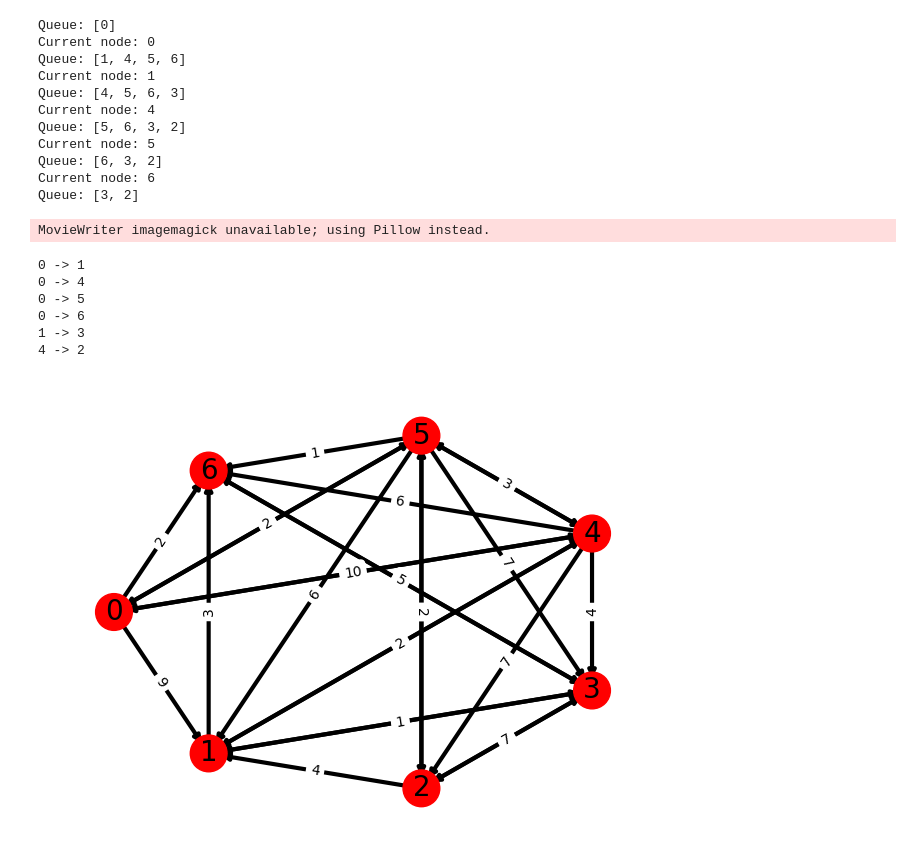
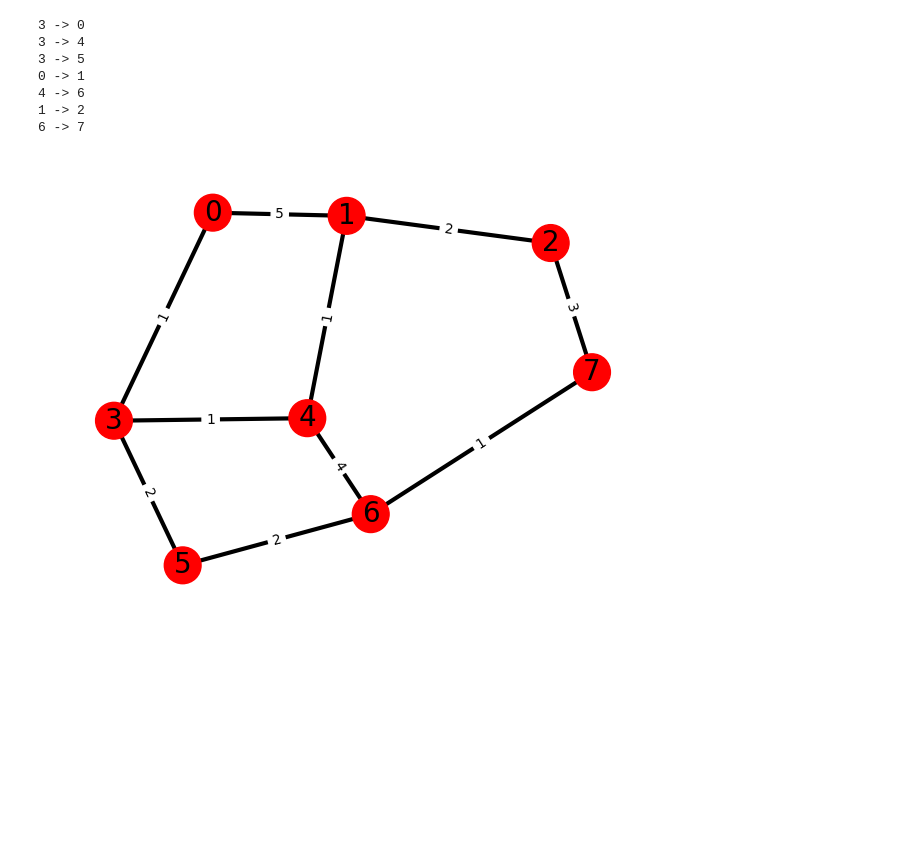
Before and after one commit to karolcieply/studia, a Jupyter notebook: SemestrVI/hmo/hmo_notebook.ipynb, the cells around one changed output. Drawn from its saved outputs; the diff is of its cells as text; code cells hidden in the pictures; blank space fills up the shorter version.

Commit message:
ADD: directed and undirected examples

```diff
--- a/SemestrVI/hmo/hmo_notebook.ipynb
+++ b/SemestrVI/hmo/hmo_notebook.ipynb
@@ -10,10 +10,11 @@ from math import inf
 from queue import PriorityQueue
 # %%
 GRAPH_SEED = 1
-DRAWING_SEED = 1
+DRAWING_SEED = 3
 DIRECTED_GRAPH = True
 GRAPH_SIZE = 7
 EDGE_PROBABILITY = 0.5
+PRINT_DEBUG = False
 # %%
 @dataclass
 class FunctionOutput:
@@ -25,20 +26,19 @@ class FunctionOutput:
 # %%
 class GraphFunctions:
     @staticmethod
-    def cost(g: nx.Graph, node1: int, node2: int) -> float:
-        return g.get_edge_data(node1,node2).get('weight')
+    def matrix_to_graph(matrix: List[List[int]], directed: bool) -> nx.Graph:
+        g = nx.Graph() if not directed else nx.DiGraph()
+        for node in range(len(matrix)):
+              g.add_node(node)
+        for i in range(len(matrix)):
+            for j in range(len(matrix)):
+                if matrix[i][j] != 0:
+                    g.add_edge(i, j, weight=matrix[i][j])
+        return g
 
     @staticmethod
-    def get_edges(g: nx.Graph, node: int, mst) -> list[tuple[int, float]]:
-        return list((n2 if n1==node else n1, g.edges()[n1,n2]["weight"]) for n1, n2 in g.edges(node) if not (n2 in mst and n1 in mst))
-
-    @staticmethod
-    def find_min_edge(edges: List[tuple[int, float]]) -> tuple[int, float]:
-        min_edge = (None, inf)
-        for edge in edges:
-            if edge[1] < min_edge[1]:
-                min_edge = edge
-        return min_edge
+    def cost(g: nx.Graph, node1: int, node2: int) -> float:
+        return float(g.get_edge_data(node1,node2).get('weight'))
 
     @staticmethod
     def djikstra_path_reconstruction(prev: dict, start: int, end: int) -> FunctionOutput:
@@ -64,11 +64,12 @@ class GraphFunctions:
         return FunctionOutput(path[::-1], parents)
 
     @staticmethod
-    def draw(g: nx.graph, node_colors: Optional[List[str]]=None) -> None:
+    def draw(g: nx.Graph, node_colors: Optional[List[str]]=None) -> None:
         node_colors = node_colors or ['white' for node in g.nodes()]
         elarge = [(u, v) for (u, v, d) in g.edges(data=True) if d["weight"] > 0.5]
         esmall = [(u, v) for (u, v, d) in g.edges(data=True) if d["weight"] <= 0.5]
-        pos = nx.shell_layout(g)
+        #pos = nx.shell_layout(g)
+        pos = nx.layout.spring_layout(g, seed=DRAWING_SEED)
         nx.draw_networkx_nodes(g, pos, node_size=700, node_color=node_colors)
         nx.draw_networkx_edges(g, pos, edgelist=elarge, width=3)
         nx.draw_networkx_edges(
@@ -83,7 +84,7 @@ class GraphFunctions:
         plt.tight_layout()
 
     @staticmethod
-    def draw_function(g: nx.graph, start: int, function_to_draw: Callable [[int, Optional[int]], FunctionOutput], end: Optional[int]=None) -> FunctionOutput:
+    def draw_function(g: nx.Graph, function_to_draw: Callable [[int, Optional[int]], Optional[FunctionOutput]], start: int,  end: Optional[int]=None, filename_prefix: Optional[str]=None) -> FunctionOutput:
             fig = plt.figure()
             camera = Camera(fig)
             function_ouput = function_to_draw(start, end)
@@ -95,5 +96,5 @@ class GraphFunctions:
                 colors = ['r' if node in tmp else 'white' for node in g.nodes() ]
                 GraphFunctions.draw(g, node_colors=colors)
                 camera.snap()
-            camera.animate().save(f'{function_to_draw.__name__}.gif', writer='imagemagick', fps=1)
+            camera.animate().save(f'{filename_prefix}{function_to_draw.__name__}.gif', writer='pillow', fps=1)
             return function_ouput
@@ -225,22 +243,17 @@ graph = Graph.create_example_graph()
+# %%
+START = 3
+END = 7
+#graph = Graph.create_random_graph()
+graph_directed = Graph.create_directed_graph()
+graph_undirected = Graph.create_undirected_graph()
 # %%
-GraphFunctions.draw_function(graph.g, 0, graph.bfs, 3)
+GraphFunctions.draw_function(graph_undirected.g, graph_undirected.bfs, START, END, "undirected_")
 # %% [output]
-Queue: [0]
-Current node: 0
-Queue: [1, 4, 5, 6]
-Current node: 1
-Queue: [4, 5, 6, 3]
-Current node: 4
-Queue: [5, 6, 3, 2]
-Current node: 5
-Queue: [6, 3, 2]
-Current node: 6
-Queue: [3, 2]
+3 -> 0
+3 -> 4
+3 -> 5
+0 -> 1
+4 -> 6
+1 -> 2
+6 -> 7
-MovieWriter imagemagick unavailable; using Pillow instead.
-0 -> 1
-0 -> 4
-0 -> 5
-0 -> 6
-1 -> 3
-4 -> 2
-[figure, old version]
+[figure, new version]
```
Also changed, not shown: parts of 12 cells of this notebook, 13 other files.
